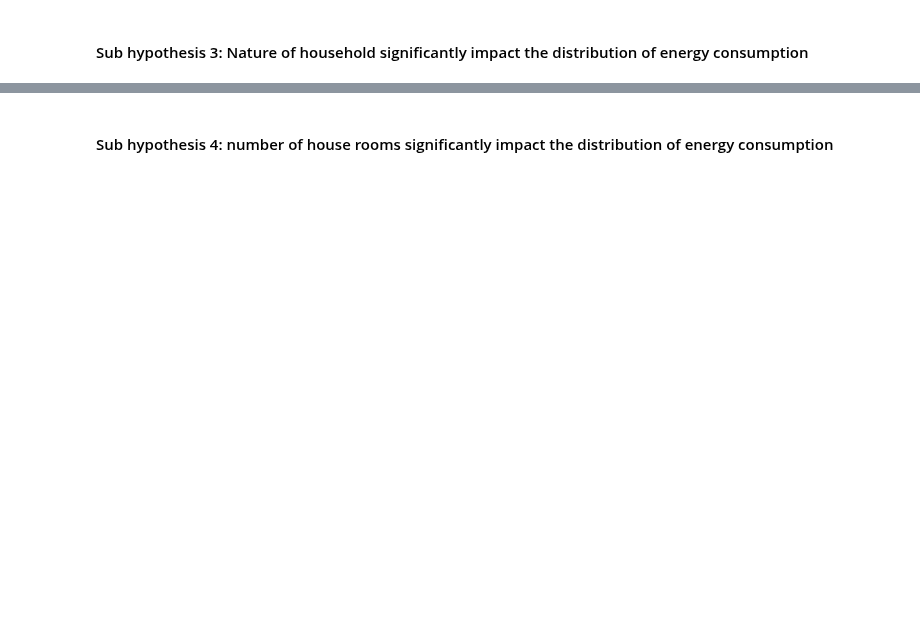
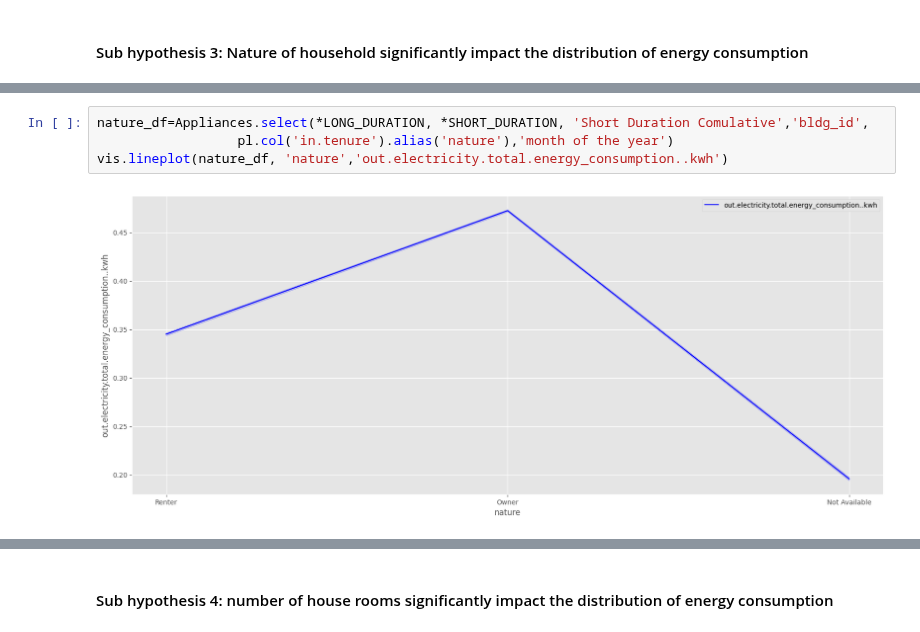
Before and after one commit to 1nuc/load-profile-decomposition, a Jupyter notebook: src/Customer_analysis/run.ipynb, the cells around one changed output, grey strips where cells are left out. Cells and saved outputs as stored; diff of their text form; blank space fills up the shorter version.

```diff
--- a/src/Customer_analysis/run.ipynb
+++ b/src/Customer_analysis/run.ipynb
@@ -658,0 +692,6 @@ vis._barplot_seaborn(occup, 'bldg_id', 'total', 'occupants')
+# %%
+nature_df=Appliances.select(*LONG_DURATION, *SHORT_DURATION, 'Short Duration Comulative','bldg_id',
+                  pl.col('in.tenure').alias('nature'),'month of the year')
+vis.lineplot(nature_df, 'nature','out.electricity.total.energy_consumption..kwh')
+# %% [output]
+[figure, added]
```
Also changed, not shown: parts of 46 cells of this notebook, 1 other file.
